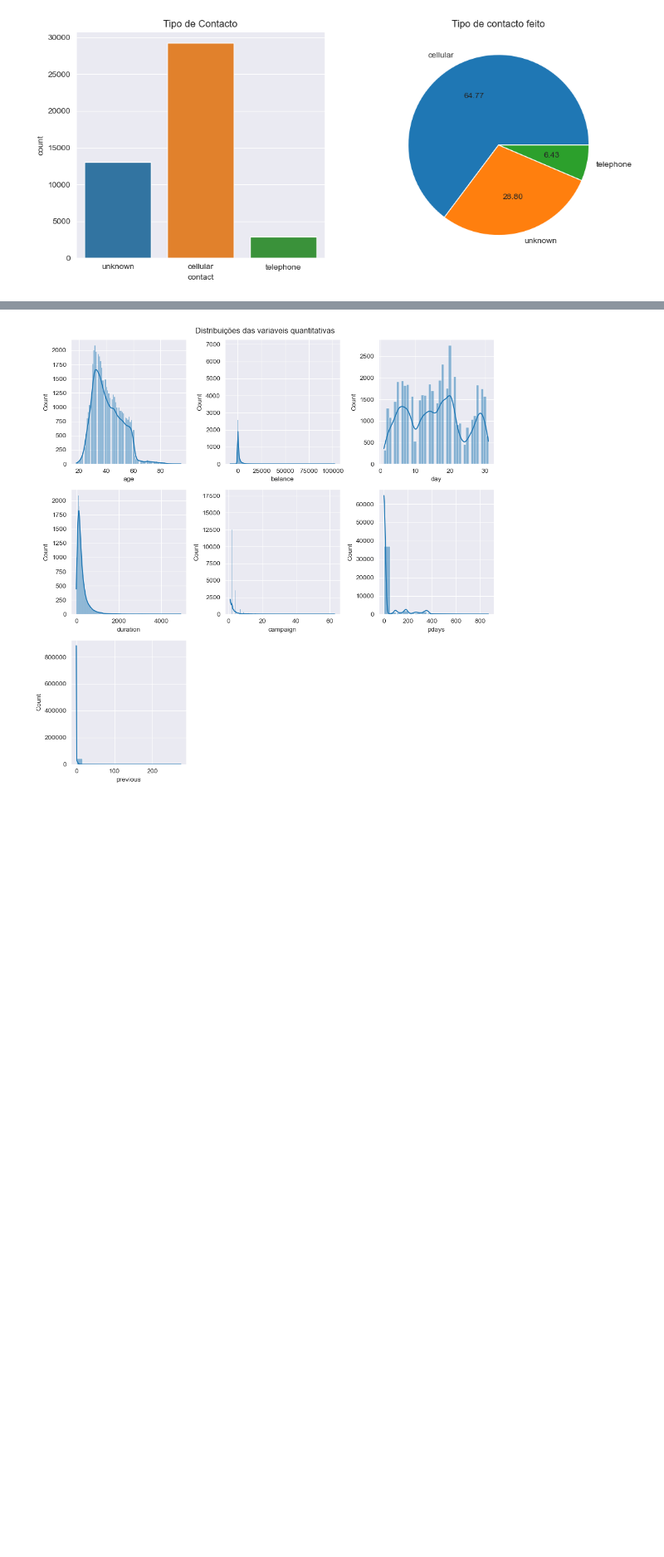
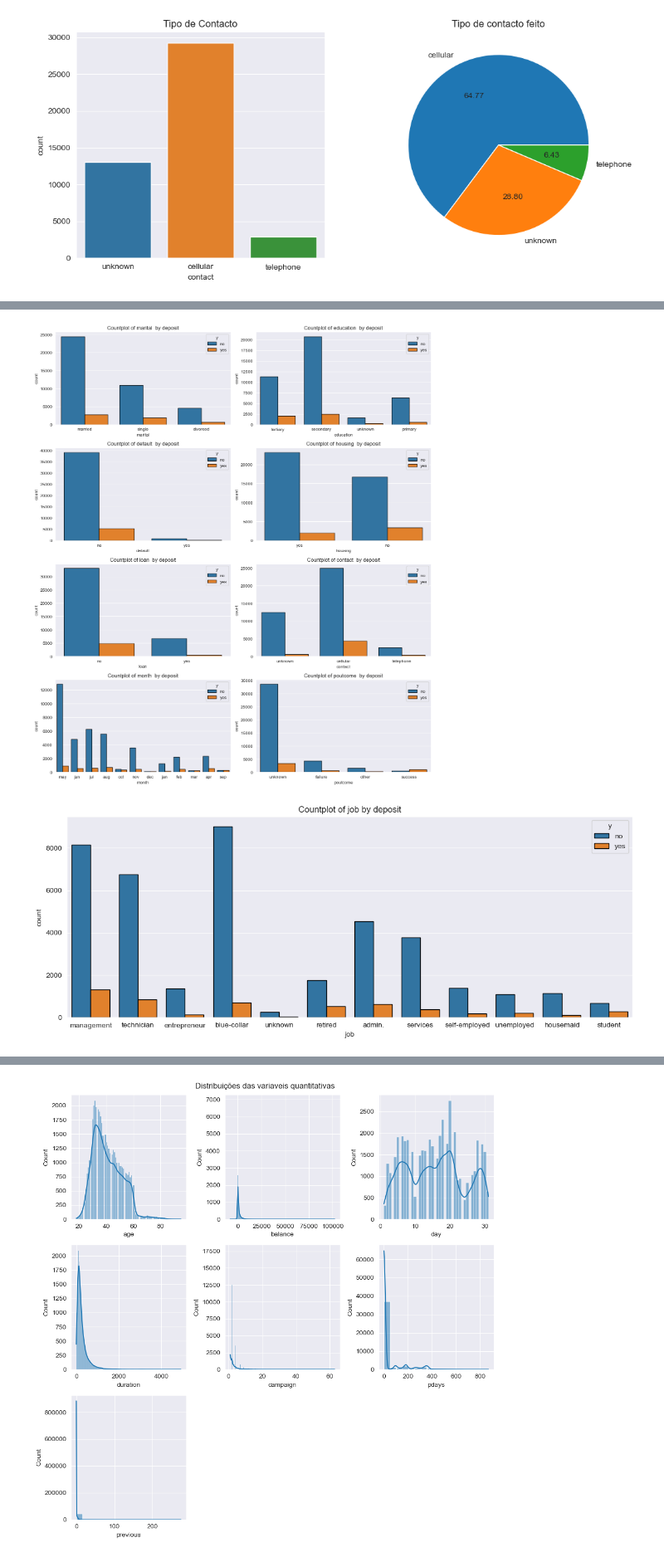
Before and after one commit to a-proenca/ML, a Jupyter notebook: TP.ipynb, the cells around one changed output, grey strips where cells are left out. Shown at 83% size. Cells and saved outputs as stored; diff of their text form; code cells hidden in the pictures; blank space fills up the shorter version.

```diff
--- a/TP.ipynb
+++ b/TP.ipynb
@@ -288,0 +334,21 @@ Text(0.5, 1.0, 'Tipo de contacto feito')
+# %%
+#Separar os dados Categoricos
+dados_temp = dados.copy()
+dados_cat = dados_temp.select_dtypes(include='object').columns.drop(["y","job"])
+# %%
+
+# Analisar o target pelos elementos categoricos por segment plots e histplots
+plt.figure(figsize=(13,15))
+for i,dados_cate in enumerate(dados_cat):
+    plt.subplot(4,2,i+1)
+    sea.countplot(x=dados_cate,hue='y',data=dados,edgecolor="black")
+    plt.title("Countplot of {}  by deposit".format(dados_cate))
+plt.tight_layout()
+plt.show()
+plt.figure(figsize=[14,5])
+sea.countplot(x='job', hue='y',edgecolor="black",data=dados)
+plt.title("Countplot of job by deposit")
+plt.show()
+# %% [output]
+[figure, added]
+[figure, added]
```
Also changed, not shown: parts of 43 cells of this notebook.
